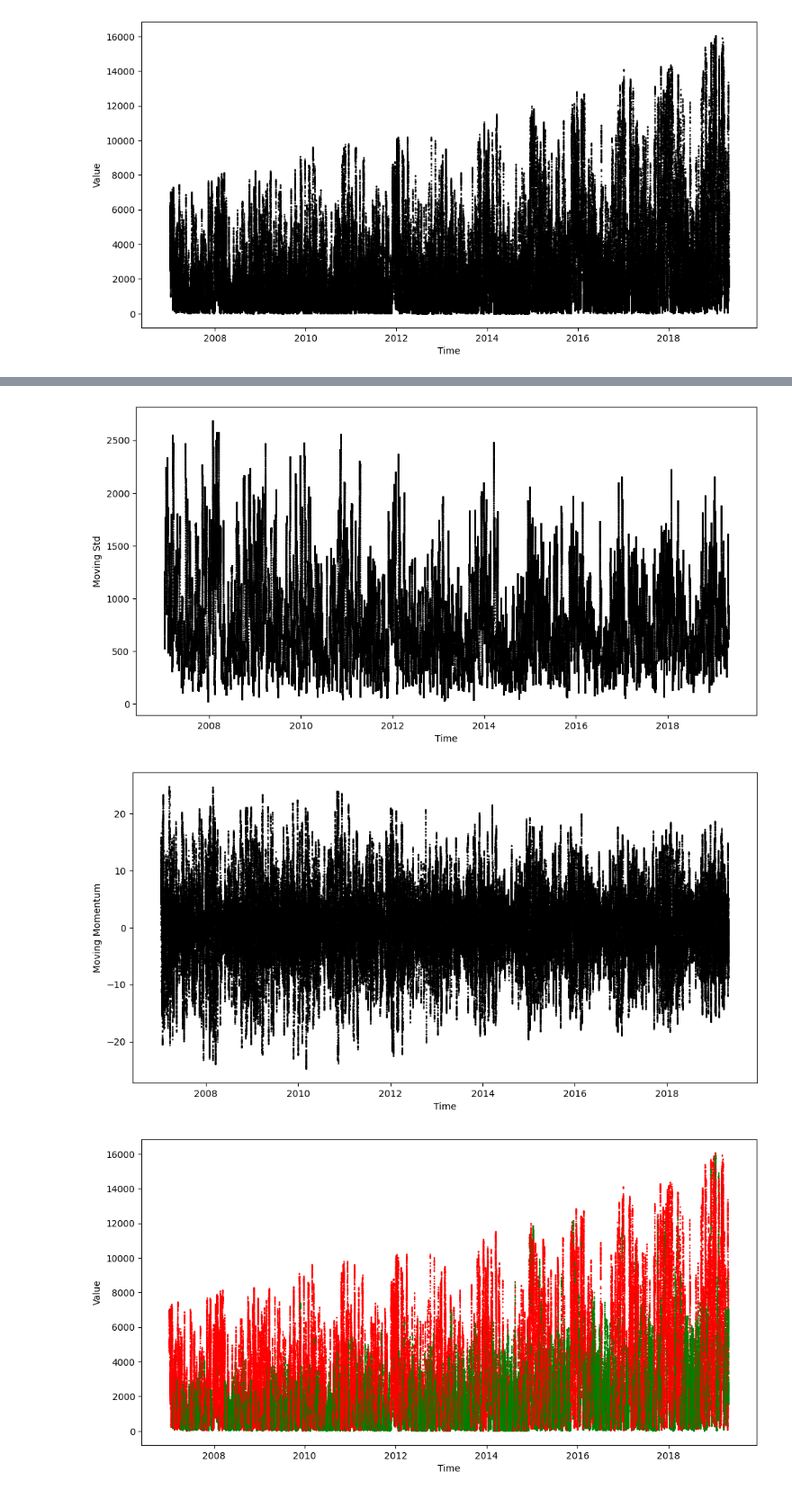
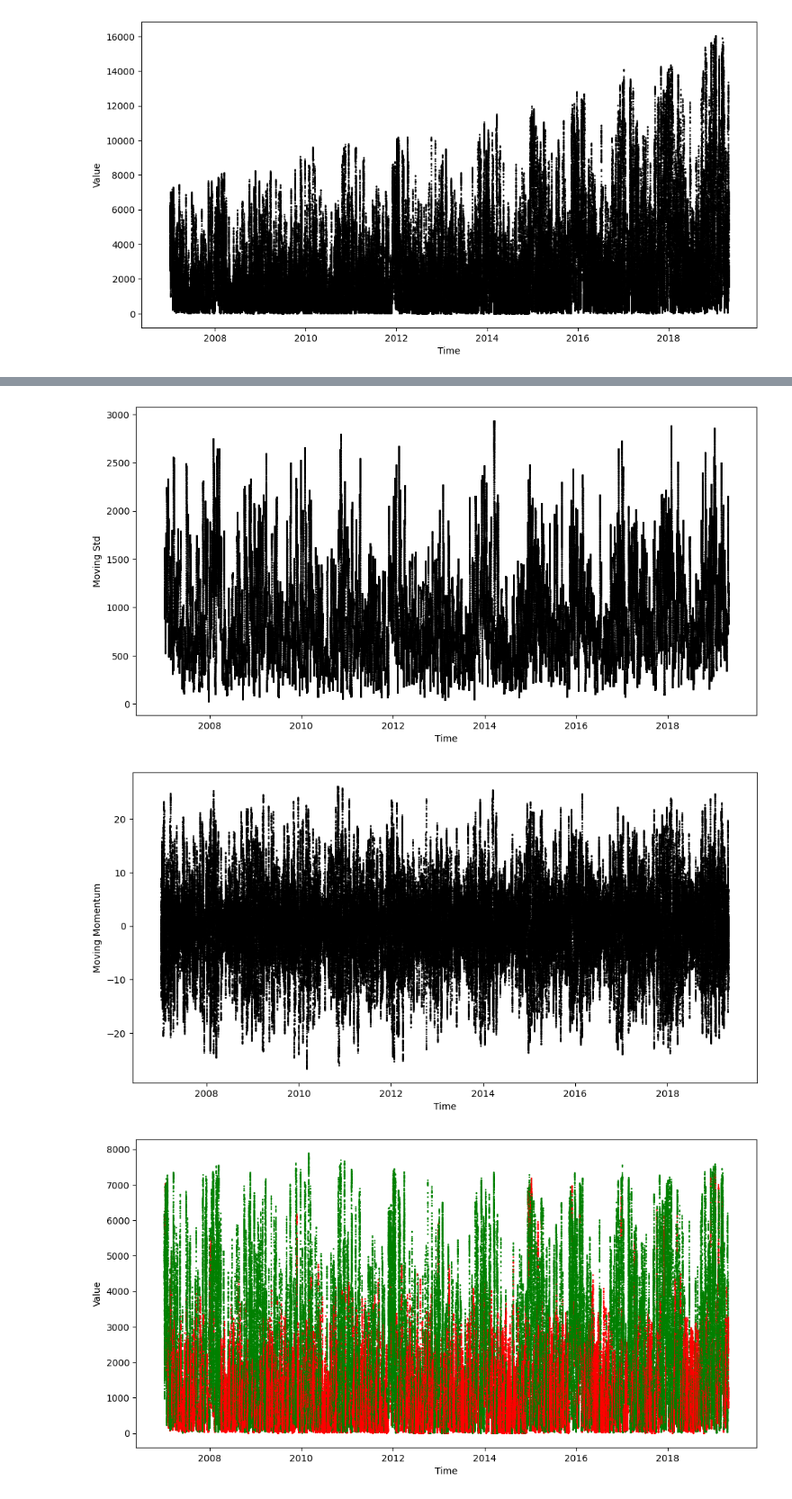
Before and after one commit to TimBerti/wind-gan, a Jupyter notebook: notebooks/wind_hmm_regimes.ipynb, the cells around one changed output, grey strips where cells are left out. Shown at 90% size. Drawn from its saved outputs; the diff is of its cells as text; code cells hidden in the pictures.

```diff
--- a/notebooks/wind_hmm_regimes.ipynb
+++ b/notebooks/wind_hmm_regimes.ipynb
@@ -41,25 +41,24 @@ plt.show()
 # %%
 df['Log Value'] = np.log(df['Value'] + 1)
 
-tmp_values = df['Log Value'].to_numpy()
+tmp_values = df['Log Value'].rolling(window=24*4*30).quantile(.99).dropna().to_numpy()
 t = np.arange(len(tmp_values))
 m, c = np.polyfit(t, tmp_values, 1)
 
 plt.figure(figsize=(12, 6))
-plt.scatter(df.index, tmp_values, s=0.5, color='black')
-plt.plot(df.index, m*t + c, color='red')
+plt.scatter(df.index, df['Log Value'], s=0.5, color='black')
 plt.xlabel("Time")
 plt.ylabel("Log Value")
 plt.show()
 
-tmp_values = tmp_values - m*t
+df['Log Value'] = df['Log Value'] - m*np.arange(len(df['Log Value']))
 plt.figure(figsize=(12, 6))
-plt.scatter(df.index, tmp_values, s=0.5, color='black')
+plt.scatter(df.index, df['Log Value'], s=0.5, color='black')
 plt.xlabel("Time")
 plt.ylabel("Detrended Log Value")
 plt.show()
 
-df['Scaled Value'] = np.exp(tmp_values) - 1
+df['Scaled Value'] = np.exp(df['Log Value']) - 1
 plt.figure(figsize=(12, 6))
 plt.scatter(df.index, df['Scaled Value'], s=0.5, color='black')
 plt.xlabel("Time")
@@ -87,8 +86,8 @@ plt.xlabel("Time")
 plt.ylabel("Moving Momentum")
 plt.show()
 # %% [output]
-[figure, old version]
+[figure, new version]
-[figure, old version]
+[figure, new version]
 # %%
 X = df[['Moving Std', 'Moving Momentum']].values
 X = (X - X.mean(axis=0)) / X.std(axis=0)
@@ -104,15 +103,15 @@ with open('../models/hmm.pkl', 'wb') as f:
 # %%
 color_mapping = {0: 'r', 1: 'g'}
 
 df['Color'] = df['Regime'].map(color_mapping)
 
 plt.figure(figsize=(12, 6))
-plt.scatter(df.index, df['Value'], c=df['Color'], s=0.5)
+plt.scatter(df.index, df['Scaled Value'], c=df['Color'], s=0.5)
 plt.xlabel("Time")
 plt.ylabel("Value")
 plt.show()
 # %% [output]
-[figure, old version]
+[figure, new version]
 # %%
 df_2017 = df[df.index.year == 2017]
 
```
Also changed, not shown: parts of 10 cells of this notebook.
